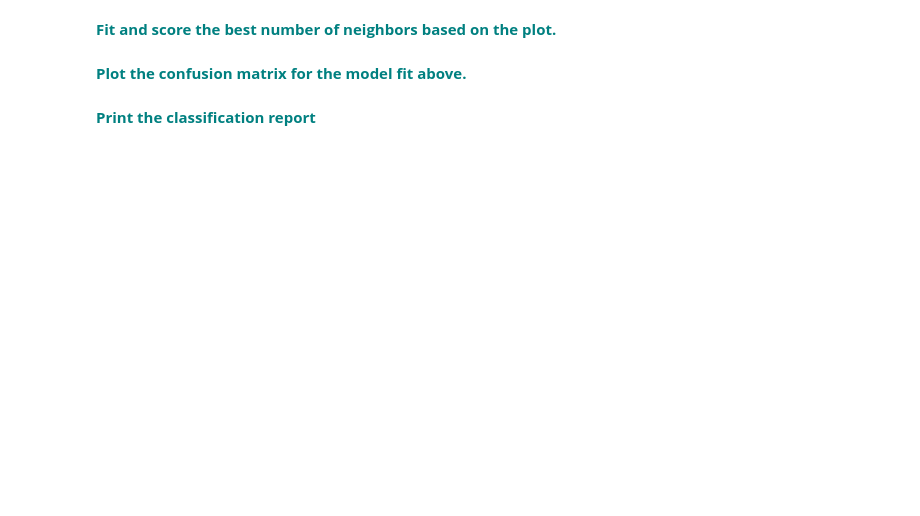
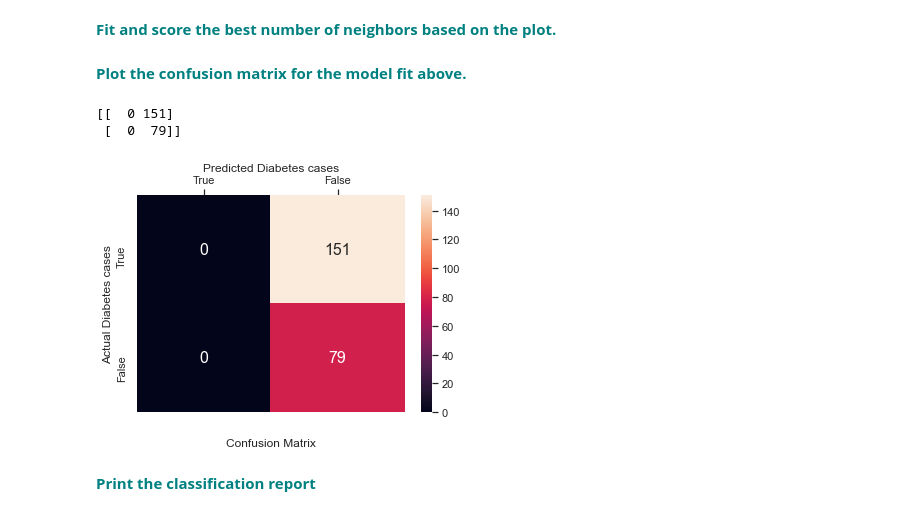
Before and after one commit to BinhKieu82/Springboard_NormProj, a Jupyter notebook: 18.2GridSearchKNN_Case_Study/GridSearchKNN_Case_Study.ipynb, the cells around one changed output. Cells and saved outputs as stored; diff of their text form; code cells hidden in the pictures; blank space fills up the shorter version.

```diff
--- a/18.2GridSearchKNN_Case_Study/GridSearchKNN_Case_Study.ipynb
+++ b/18.2GridSearchKNN_Case_Study/GridSearchKNN_Case_Study.ipynb
@@ -151,5 +205,18 @@ y_pred = knn.predict(X_test)
 pl = confusion_matrix(y_test,y_pred)
 # %% [markdown]
 **<font color='teal'> Plot the confusion matrix for the model fit above. </font>**
+# %%
+print(pl)
+ax = plt.subplot()
+sns.heatmap(pl, annot=True, fmt='g',annot_kws={"size": 16})
+
+ax.set_xlabel('Predicted Diabetes cases');ax.set_ylabel('Actual Diabetes cases');
+ax.set_title('Confusion Matrix',y=-0.15,pad=-1);
+ax.xaxis.set_ticklabels(['True', 'False']); ax.xaxis.set_label_position('top'); ax.xaxis.tick_top()
+ax.yaxis.set_ticklabels(['True', 'False']);
+# %% [output]
+[[  0 151]
+ [  0  79]]
+[figure, added]
 # %% [markdown]
 **<font color='teal'> Print the classification report </font>**
```
Also changed, not shown: parts of 20 cells of this notebook.
